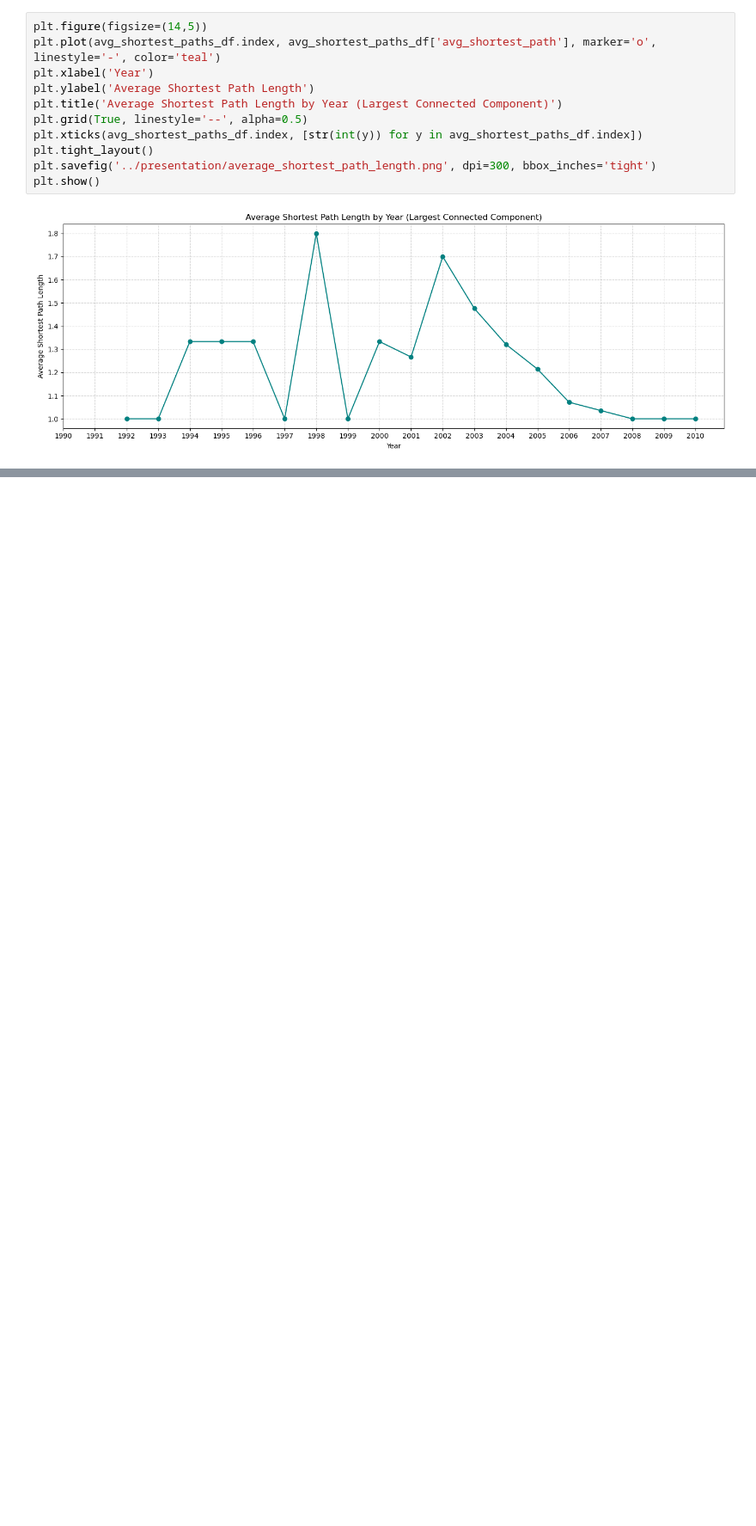
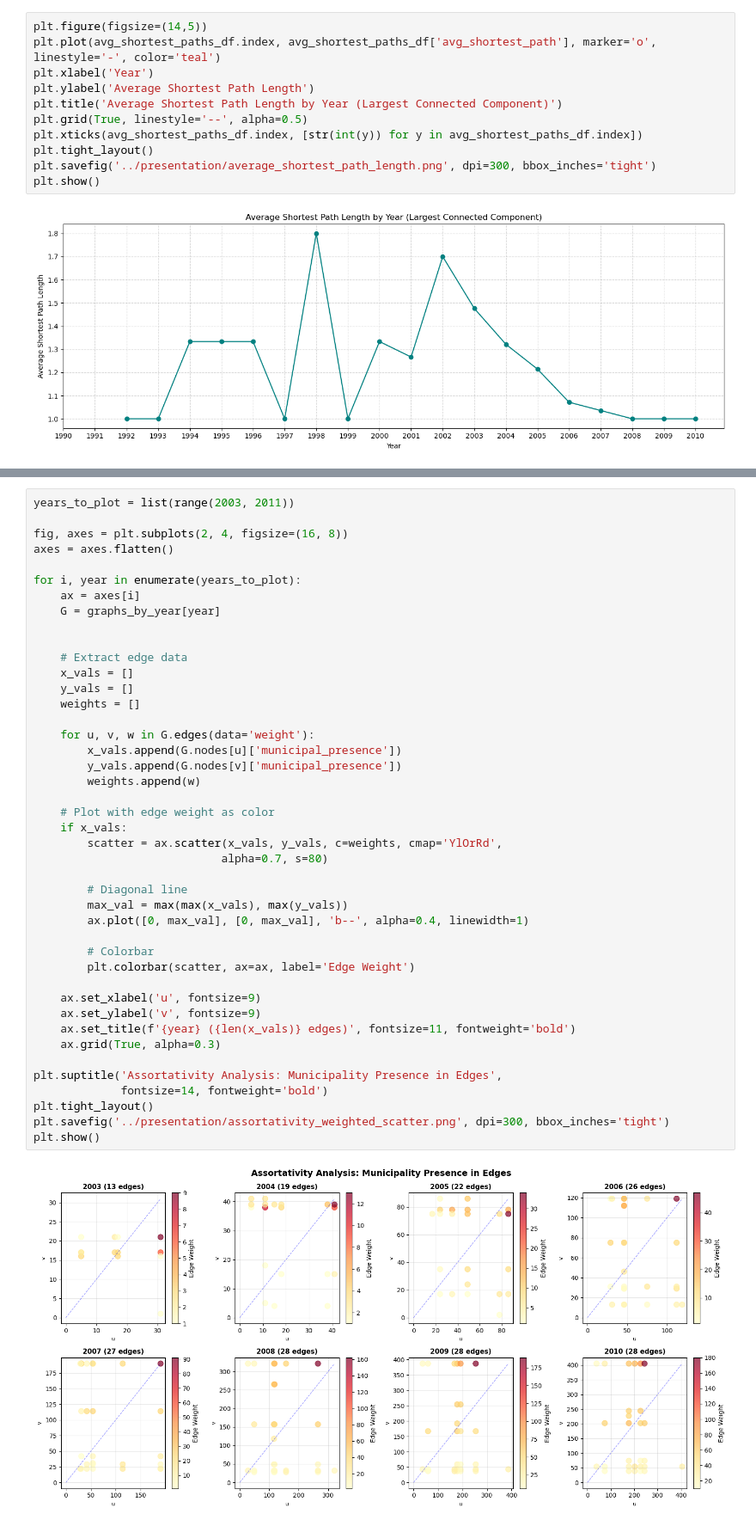
Before and after one commit to jan-cardell/networks_project, a Jupyter notebook: EDA/eda_cartel_projection.ipynb, the cells around one changed output, grey strips where cells are left out. Shown at 86% size. Saved outputs shown, nothing was run; the diff lists cells and outputs as text; blank space fills up the shorter version.

Commit message:
supra graph code sketch

```diff
--- a/EDA/eda_cartel_projection.ipynb
+++ b/EDA/eda_cartel_projection.ipynb
@@ -676,0 +742,45 @@ plt.show()
+# %%
+years_to_plot = list(range(2003, 2011))
+
+fig, axes = plt.subplots(2, 4, figsize=(16, 8))
+axes = axes.flatten()
+
+for i, year in enumerate(years_to_plot):
+    ax = axes[i]
+    G = graphs_by_year[year]
+
+
+    # Extract edge data
+    x_vals = []
+    y_vals = []
+    weights = []
+
+    for u, v, w in G.edges(data='weight'):
+        x_vals.append(G.nodes[u]['municipal_presence'])
+        y_vals.append(G.nodes[v]['municipal_presence'])
+        weights.append(w)
+
+    # Plot with edge weight as color
+    if x_vals:
+        scatter = ax.scatter(x_vals, y_vals, c=weights, cmap='YlOrRd',
+                            alpha=0.7, s=80)
+
+        # Diagonal line
+        max_val = max(max(x_vals), max(y_vals))
+        ax.plot([0, max_val], [0, max_val], 'b--', alpha=0.4, linewidth=1)
+
+        # Colorbar
+        plt.colorbar(scatter, ax=ax, label='Edge Weight')
+
+    ax.set_xlabel('u', fontsize=9)
+    ax.set_ylabel('v', fontsize=9)
+    ax.set_title(f'{year} ({len(x_vals)} edges)', fontsize=11, fontweight='bold')
+    ax.grid(True, alpha=0.3)
+
+plt.suptitle('Assortativity Analysis: Municipality Presence in Edges',
+             fontsize=14, fontweight='bold')
+plt.tight_layout()
+plt.savefig('../presentation/assortativity_weighted_scatter.png', dpi=300, bbox_inches='tight')
+plt.show()
+# %% [output]
+[figure, added]
```
Also changed, not shown: parts of 4 cells of this notebook, 6 other files.
